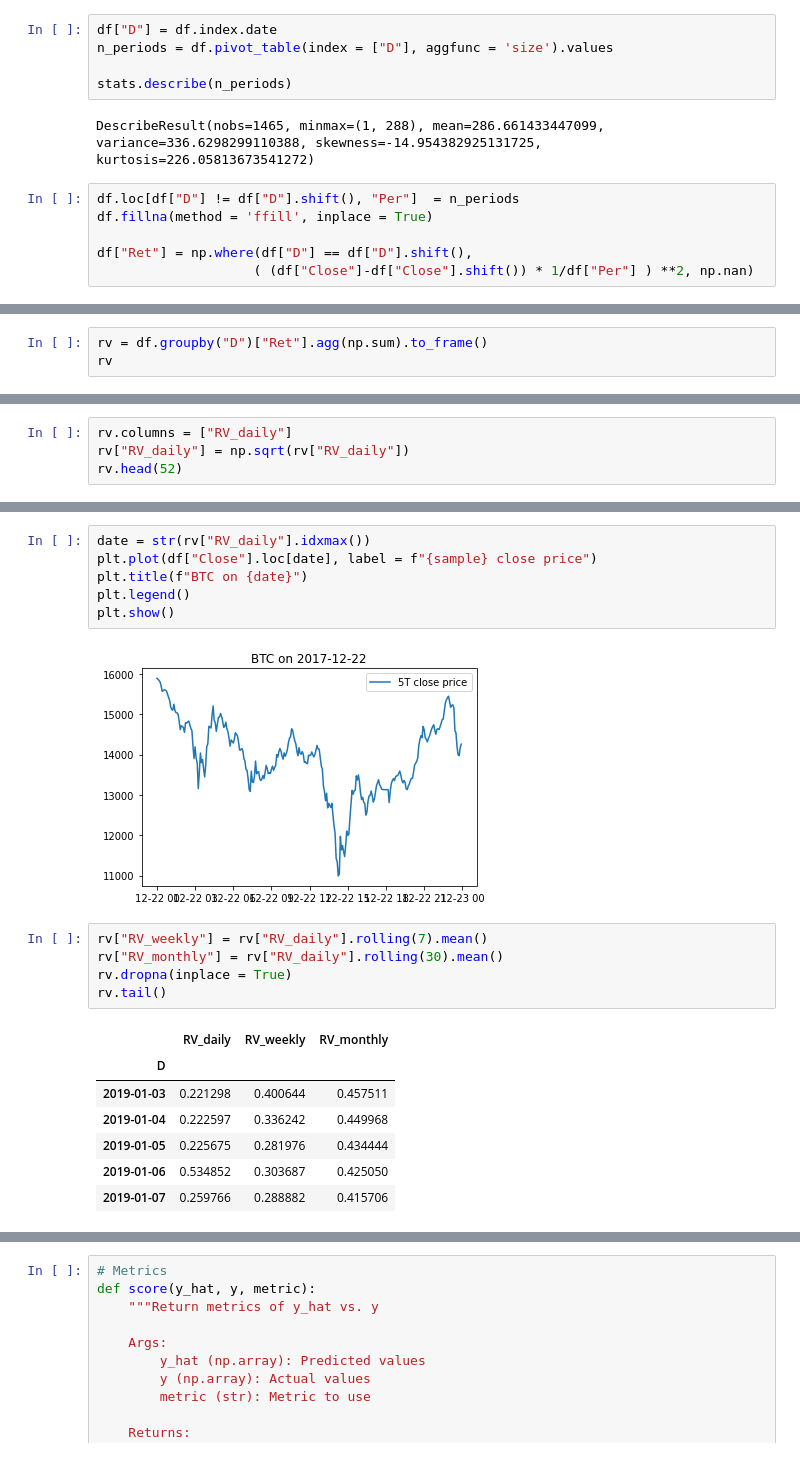
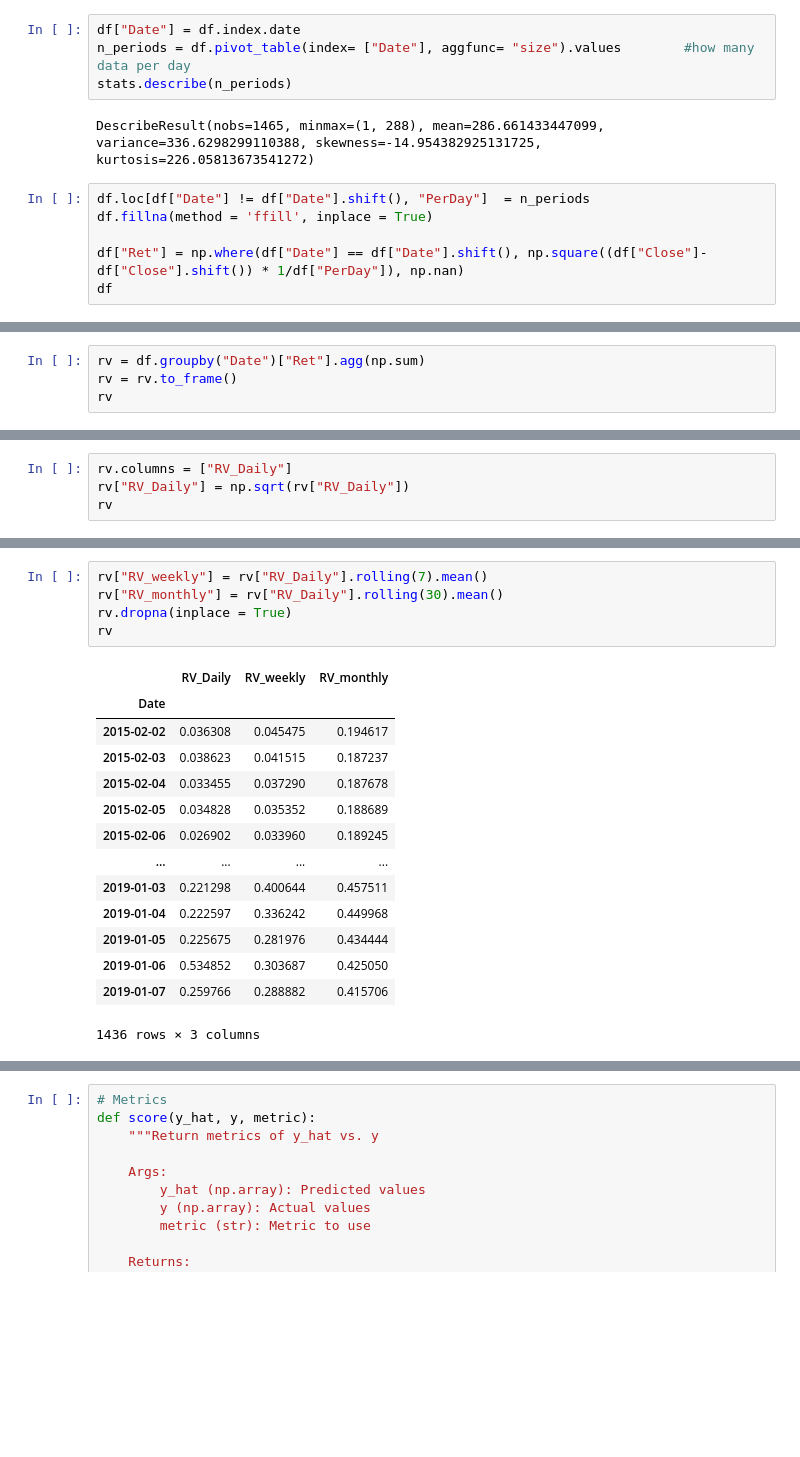
Before and after one commit to eminydn/Bitcoin_Timeseries_Prediction_with_Har-RV_Forecasting, a Jupyter notebook: Har_RV1.ipynb, the cells around one changed output, grey strips where cells are left out. Saved outputs shown, nothing was run; the diff lists cells and outputs as text; blank space fills up the shorter version.

```diff
--- a/Har_RV1.ipynb
+++ b/Har_RV1.ipynb
@@ -115,15 +115,14 @@ df
 | 2019-01-07 22:05:00 | 4005.745 |
 419959 rows × 1 columns
 # %%
-df["D"] = df.index.date
-n_periods = df.pivot_table(index = ["D"], aggfunc = 'size').values
-
+df["Date"] = df.index.date
+n_periods = df.pivot_table(index= ["Date"], aggfunc= "size").values        #how many data per day
 stats.describe(n_periods)
 # %% [output]
 DescribeResult(nobs=1465, minmax=(1, 288), mean=286.661433447099, variance=336.6298299110388, skewness=-14.954382925131725, kurtosis=226.05813673541272)
 # %%
-df.loc[df["D"] != df["D"].shift(), "Per"]  = n_periods
+df.loc[df["Date"] != df["Date"].shift(), "PerDay"]  = n_periods
 df.fillna(method = 'ffill', inplace = True)
 
-df["Ret"] = np.where(df["D"] == df["D"].shift(),
-                    ( (df["Close"]-df["Close"].shift()) * 1/df["Per"] ) **2, np.nan)
+df["Ret"] = np.where(df["Date"] == df["Date"].shift(), np.square((df["Close"]-df["Close"].shift()) * 1/df["PerDay"]), np.nan)
+df
@@ -130,5 +144,6 @@ df["Ret"] = np.where(df["D"] == df["D"].shift(),
 # %%
-rv = df.groupby("D")["Ret"].agg(np.sum).to_frame()
+rv = df.groupby("Date")["Ret"].agg(np.sum)
+rv = rv.to_frame()
 rv
 # %% [output]
 |  | Ret |
@@ -146,7 +161,7 @@ rv
 | 2019-01-07 | 0.067479 |
 1465 rows × 1 columns
 # %%
-rv.columns = ["RV_daily"]
-rv["RV_daily"] = np.sqrt(rv["RV_daily"])
-rv.head(52)
+rv.columns = ["RV_Daily"]
+rv["RV_Daily"] = np.sqrt(rv["RV_Daily"])
+rv
 # %% [output]
@@ -171,22 +182,21 @@ rv.head(52)
-# %%
-date = str(rv["RV_daily"].idxmax())
-plt.plot(df["Close"].loc[date], label = f"{sample} close price")
-plt.title(f"BTC on {date}")
-plt.legend()
-plt.show()
-# %% [output]
-[figure, removed]
 # %%
-rv["RV_weekly"] = rv["RV_daily"].rolling(7).mean()
-rv["RV_monthly"] = rv["RV_daily"].rolling(30).mean()
+rv["RV_weekly"] = rv["RV_Daily"].rolling(7).mean()
+rv["RV_monthly"] = rv["RV_Daily"].rolling(30).mean()
 rv.dropna(inplace = True)
-rv.tail()
+rv
 # %% [output]
-|  | RV_daily | RV_weekly | RV_monthly |
-| D |  |  |  |
+|  | RV_Daily | RV_weekly | RV_monthly |
+| Date |  |  |  |
+| 2015-02-02 | 0.036308 | 0.045475 | 0.194617 |
+| 2015-02-03 | 0.038623 | 0.041515 | 0.187237 |
+| 2015-02-04 | 0.033455 | 0.037290 | 0.187678 |
+| 2015-02-05 | 0.034828 | 0.035352 | 0.188689 |
+| 2015-02-06 | 0.026902 | 0.033960 | 0.189245 |
+| ... | ... | ... | ... |
 | 2019-01-03 | 0.221298 | 0.400644 | 0.457511 |
 | 2019-01-04 | 0.222597 | 0.336242 | 0.449968 |
 | 2019-01-05 | 0.225675 | 0.281976 | 0.434444 |
 | 2019-01-06 | 0.534852 | 0.303687 | 0.425050 |
 | 2019-01-07 | 0.259766 | 0.288882 | 0.415706 |
+1436 rows × 3 columns
 # %%
```
Also changed, not shown: parts of 22 cells of this notebook.
